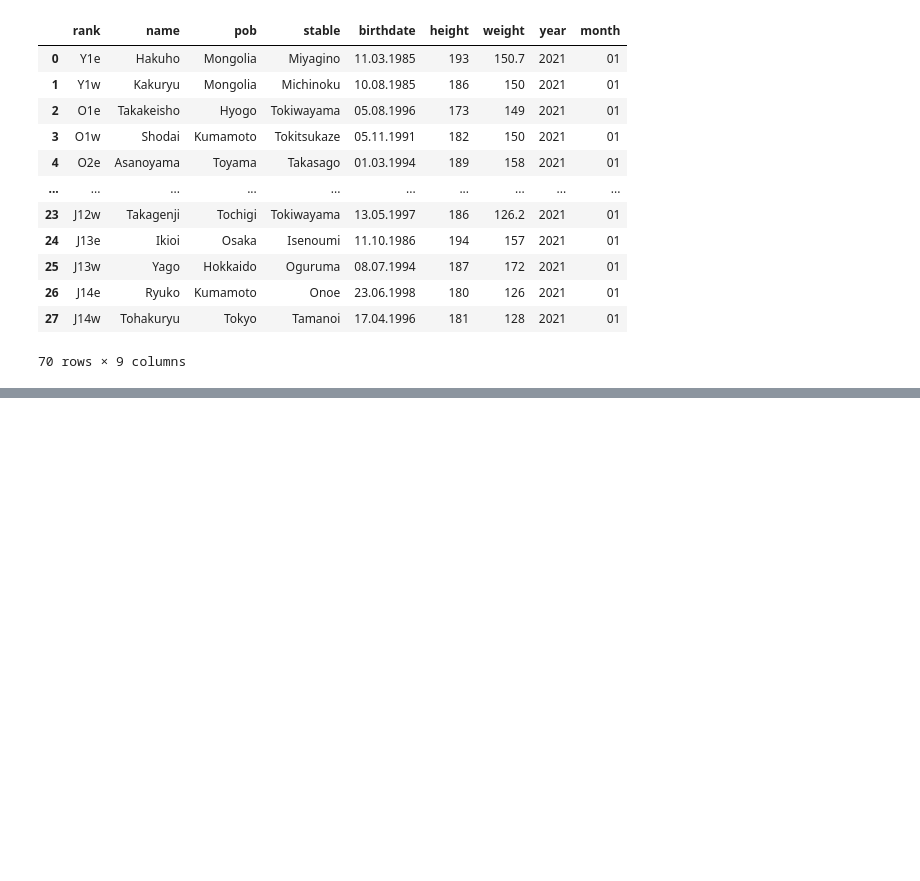
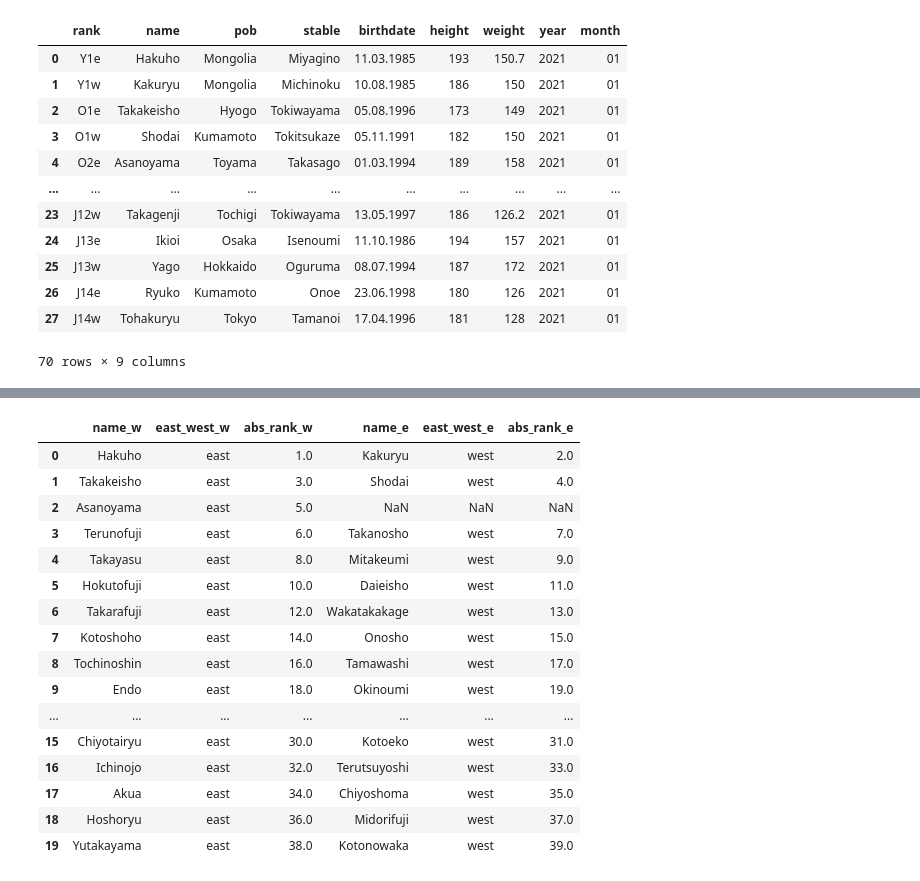
Before and after one commit to Nathaniel-insight/sumo_banzuke, a Jupyter notebook: evaluation.ipynb, the cells around one changed output, grey strips where cells are left out. Cells and saved outputs as stored; diff of their text form; code cells hidden in the pictures; blank space fills up the shorter version.

```diff
--- a/evaluation.ipynb
+++ b/evaluation.ipynb
@@ -72,0 +215,54 @@ bn
+# %%
+def fix_pull(bn):
+    """
+    reshape new banzuke
+    """
+
+    east_west = ['east', 'west']
+
+    yokozuna = bn.loc[bn.tier_rank == 1,:]
+    yokozuna = yokozuna.sort_values('abs_rank')
+    y_e = east_west*yokozuna.shape[0]
+    yokozuna['east_west'] = y_e[0: yokozuna.shape[0]]
+    yokozuna = reshape_tier(yokozuna, tier = 1, rank_col = 'abs_rank')
+
+
+    # ozeki (only lose rank if they have 2 losing records in a row)
+    ozeki = bn.loc[bn.tier_rank == 2,:]
+    ozeki = ozeki.sort_values('abs_rank')
+    y_e = east_west*ozeki.shape[0]
+    ozeki['east_west'] = y_e[0: ozeki.shape[0]]
+    ozeki = reshape_tier(ozeki, tier = 2, rank_col = 'abs_rank')
+
+    # finally we ignore sanyaku and komusbi tiers and sort everyone else by y_pred
+    mak = bn.loc[bn.tier_rank > 2,:]
+    mak = mak.sort_values('abs_rank')
+    y_e = east_west*mak.shape[0]
+    mak['east_west'] = y_e[0: mak.shape[0]]
+    mak = reshape_tier(mak, tier =3, rank_col = 'abs_rank')
+
+    banzuke = pd.concat([yokozuna, ozeki, mak], ignore_index = True)
+
+    return banzuke
+
+tp = fix_pull(bn)
+# %%
+tp.head(20)
+# %% [output]
+|  | name_w | east_west_w | abs_rank_w | name_e | east_west_e | abs_rank_e |
+| 0 | Hakuho | east | 1.0 | Kakuryu | west | 2.0 |
+| 1 | Takakeisho | east | 3.0 | Shodai | west | 4.0 |
+| 2 | Asanoyama | east | 5.0 | NaN | NaN | NaN |
+| 3 | Terunofuji | east | 6.0 | Takanosho | west | 7.0 |
+| 4 | Takayasu | east | 8.0 | Mitakeumi | west | 9.0 |
+| 5 | Hokutofuji | east | 10.0 | Daieisho | west | 11.0 |
+| 6 | Takarafuji | east | 12.0 | Wakatakakage | west | 13.0 |
+| 7 | Kotoshoho | east | 14.0 | Onosho | west | 15.0 |
+| 8 | Tochinoshin | east | 16.0 | Tamawashi | west | 17.0 |
+| 9 | Endo | east | 18.0 | Okinoumi | west | 19.0 |
+| ... | ... | ... | ... | ... | ... | ... |
+| 15 | Chiyotairyu | east | 30.0 | Kotoeko | west | 31.0 |
+| 16 | Ichinojo | east | 32.0 | Terutsuyoshi | west | 33.0 |
+| 17 | Akua | east | 34.0 | Chiyoshoma | west | 35.0 |
+| 18 | Hoshoryu | east | 36.0 | Midorifuji | west | 37.0 |
+| 19 | Yutakayama | east | 38.0 | Kotonowaka | west | 39.0 |
```
Also changed, not shown: parts of 11 cells of this notebook, 3 other files.
